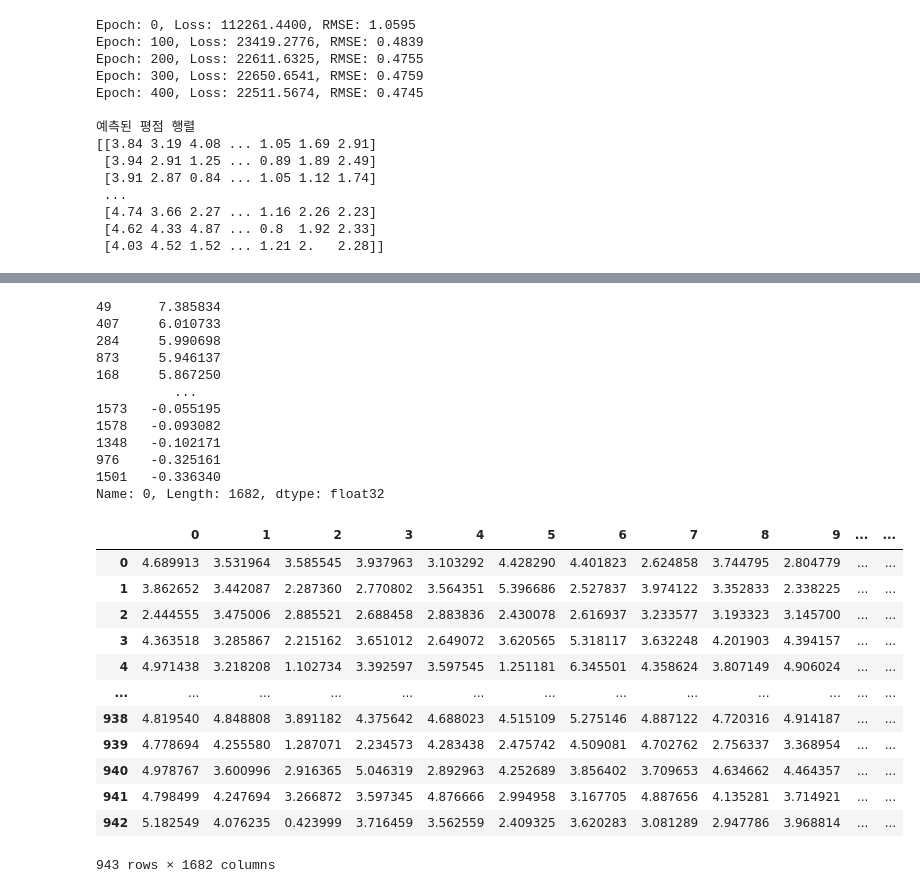
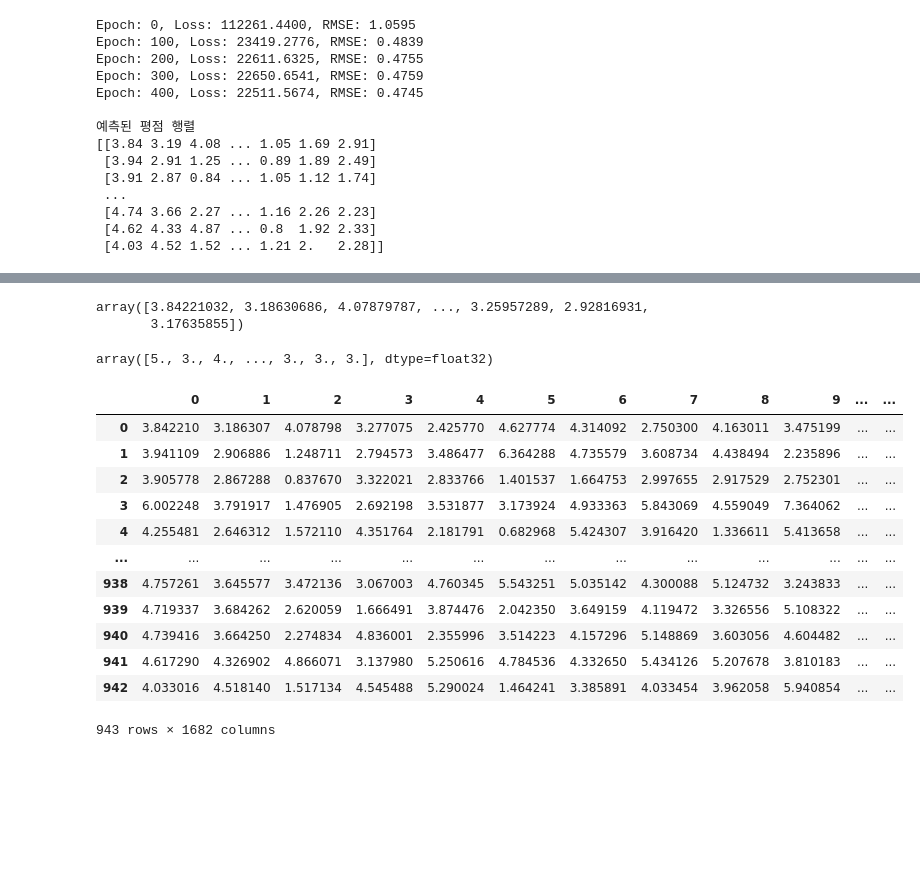
Before and after one commit to han942/vscode, a Jupyter notebook: Study/RecSys/ml_100k_study.ipynb, the cells around one changed output, grey strips where cells are left out. Drawn from its saved outputs; the diff is of its cells as text; code cells hidden in the pictures; blank space fills up the shorter version.

```diff
--- a/Study/RecSys/ml_100k_study.ipynb
+++ b/Study/RecSys/ml_100k_study.ipynb
@@ -296,31 +268,0 @@ array([5., 3., 4., ..., 3., 3., 3.], dtype=float32)
-# %%
-pd.DataFrame(R_pred).loc[0,:].sort_values(ascending=False)
-# %% [output]
-49      7.385834
-407     6.010733
-284     5.990698
-873     5.946137
-168     5.867250
-          ...
-1573   -0.055195
-1578   -0.093082
-1348   -0.102171
-976    -0.325161
-1501   -0.336340
-Name: 0, Length: 1682, dtype: float32
-# %%
-R_pred_df = pd.DataFrame(R_pred)
-# %% [output]
-|  | 0 | 1 | 2 | 3 | 4 | 5 | 6 | 7 | 8 | 9 | ... | ... |
-| 0 | 4.689913 | 3.531964 | 3.585545 | 3.937963 | 3.103292 | 4.428290 | 4.401823 | 2.624858 | 3.744795 | 2.804779 | ... | ... |
-| 1 | 3.862652 | 3.442087 | 2.287360 | 2.770802 | 3.564351 | 5.396686 | 2.527837 | 3.974122 | 3.352833 | 2.338225 | ... | ... |
-| 2 | 2.444555 | 3.475006 | 2.885521 | 2.688458 | 2.883836 | 2.430078 | 2.616937 | 3.233577 | 3.193323 | 3.145700 | ... | ... |
-| 3 | 4.363518 | 3.285867 | 2.215162 | 3.651012 | 2.649072 | 3.620565 | 5.318117 | 3.632248 | 4.201903 | 4.394157 | ... | ... |
-| 4 | 4.971438 | 3.218208 | 1.102734 | 3.392597 | 3.597545 | 1.251181 | 6.345501 | 4.358624 | 3.807149 | 4.906024 | ... | ... |
-| ... | ... | ... | ... | ... | ... | ... | ... | ... | ... | ... | ... | ... |
-| 938 | 4.819540 | 4.848808 | 3.891182 | 4.375642 | 4.688023 | 4.515109 | 5.275146 | 4.887122 | 4.720316 | 4.914187 | ... | ... |
-| 939 | 4.778694 | 4.255580 | 1.287071 | 2.234573 | 4.283438 | 2.475742 | 4.509081 | 4.702762 | 2.756337 | 3.368954 | ... | ... |
-| 940 | 4.978767 | 3.600996 | 2.916365 | 5.046319 | 2.892963 | 4.252689 | 3.856402 | 3.709653 | 4.634662 | 4.464357 | ... | ... |
-| 941 | 4.798499 | 4.247694 | 3.266872 | 3.597345 | 4.876666 | 2.994958 | 3.167705 | 4.887656 | 4.135281 | 3.714921 | ... | ... |
-| 942 | 5.182549 | 4.076235 | 0.423999 | 3.716459 | 3.562559 | 2.409325 | 3.620283 | 3.081289 | 2.947786 | 3.968814 | ... | ... |
-943 rows × 1682 columns
@@ -329,0 +269,25 @@ def get_recommendations(userid,itemid,N=10):
+# %%
+R_hat[obs_ind[:, 0], obs_ind[:, 1]]
+# %% [output]
+array([3.84221032, 3.18630686, 4.07879787, ..., 3.25957289, 2.92816931,
+       3.17635855])
+# %%
+R[obs_ind[:,0],obs_ind[:,1]]
+# %% [output]
+array([5., 3., 4., ..., 3., 3., 3.], dtype=float32)
+# %%
+pd.DataFrame(R_hat)
+# %% [output]
+|  | 0 | 1 | 2 | 3 | 4 | 5 | 6 | 7 | 8 | 9 | ... | ... |
+| 0 | 3.842210 | 3.186307 | 4.078798 | 3.277075 | 2.425770 | 4.627774 | 4.314092 | 2.750300 | 4.163011 | 3.475199 | ... | ... |
+| 1 | 3.941109 | 2.906886 | 1.248711 | 2.794573 | 3.486477 | 6.364288 | 4.735579 | 3.608734 | 4.438494 | 2.235896 | ... | ... |
+| 2 | 3.905778 | 2.867288 | 0.837670 | 3.322021 | 2.833766 | 1.401537 | 1.664753 | 2.997655 | 2.917529 | 2.752301 | ... | ... |
+| 3 | 6.002248 | 3.791917 | 1.476905 | 2.692198 | 3.531877 | 3.173924 | 4.933363 | 5.843069 | 4.559049 | 7.364062 | ... | ... |
+| 4 | 4.255481 | 2.646312 | 1.572110 | 4.351764 | 2.181791 | 0.682968 | 5.424307 | 3.916420 | 1.336611 | 5.413658 | ... | ... |
+| ... | ... | ... | ... | ... | ... | ... | ... | ... | ... | ... | ... | ... |
+| 938 | 4.757261 | 3.645577 | 3.472136 | 3.067003 | 4.760345 | 5.543251 | 5.035142 | 4.300088 | 5.124732 | 3.243833 | ... | ... |
+| 939 | 4.719337 | 3.684262 | 2.620059 | 1.666491 | 3.874476 | 2.042350 | 3.649159 | 4.119472 | 3.326556 | 5.108322 | ... | ... |
+| 940 | 4.739416 | 3.664250 | 2.274834 | 4.836001 | 2.355996 | 3.514223 | 4.157296 | 5.148869 | 3.603056 | 4.604482 | ... | ... |
+| 941 | 4.617290 | 4.326902 | 4.866071 | 3.137980 | 5.250616 | 4.784536 | 4.332650 | 5.434126 | 5.207678 | 3.810183 | ... | ... |
+| 942 | 4.033016 | 4.518140 | 1.517134 | 4.545488 | 5.290024 | 1.464241 | 3.385891 | 4.033454 | 3.962058 | 5.940854 | ... | ... |
+943 rows × 1682 columns
```
Also changed, not shown: parts of 8 cells of this notebook, 1 other file.
